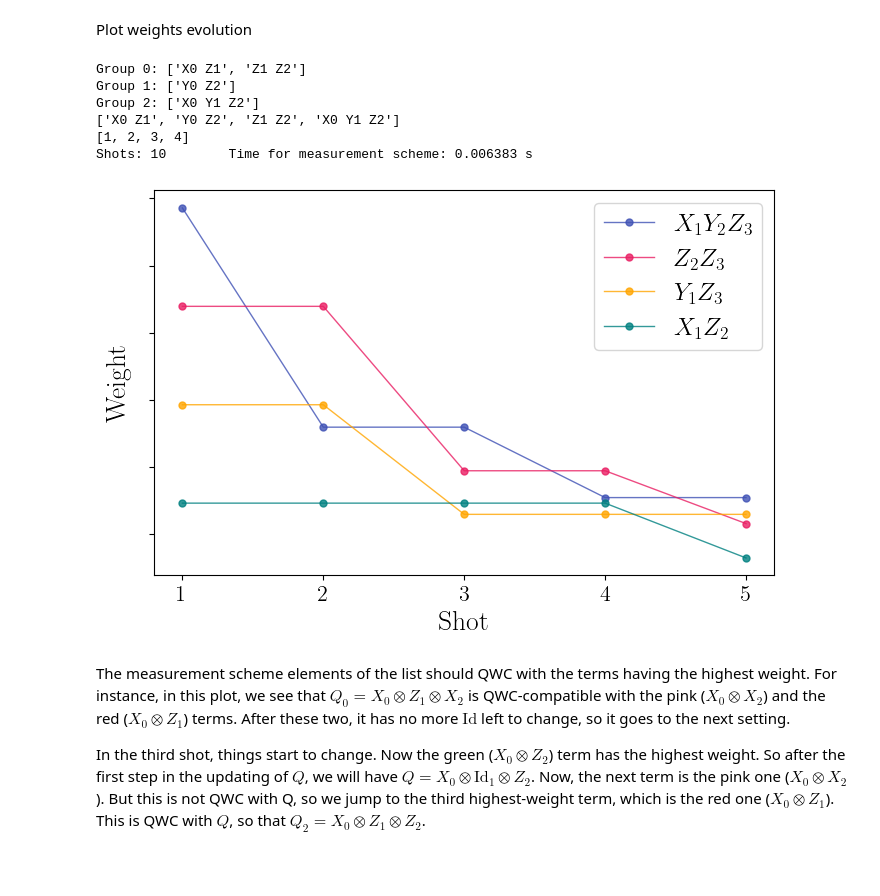
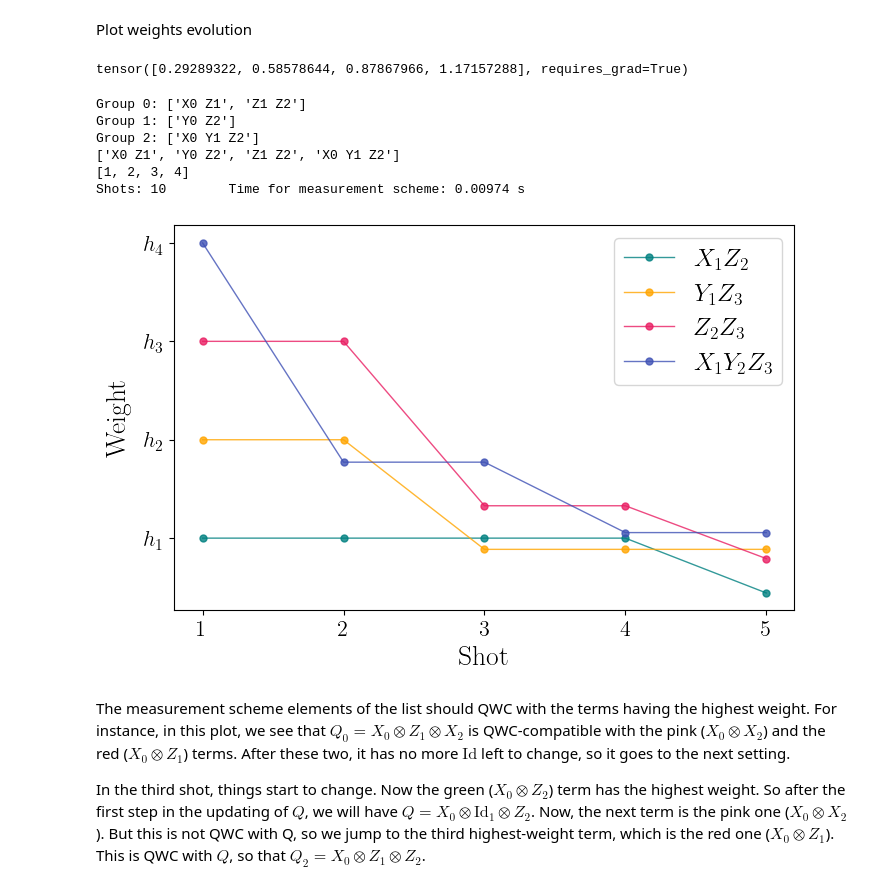
Before and after one commit to Marshhall/Physics_Thesis, a Jupyter notebook: shadow_grouping.ipynb, the cells around one changed output. Saved outputs shown, nothing was run; the diff lists cells and outputs as text; code cells hidden in the pictures.

Commit message:
Weights added to plot

```diff
--- a/shadow_grouping.ipynb
+++ b/shadow_grouping.ipynb
@@ -622,5 +622,9 @@ Shots: 1000      Time for measurement scheme: 0.42994 s
 # %% [markdown]
 Plot weights evolution
+# %%
+weights_tracker[:,0]
+# %% [output]
+tensor([0.29289322, 0.58578644, 0.87867966, 1.17157288], requires_grad=True)
 # %%
 plt.rcParams['text.usetex'] = True
 plt.rcParams['font.family'] = 'serif'
@@ -649,37 +653,38 @@ weights_tracker = np.transpose(weights_tracker)
 marker_dict = {}
 markers = ['o', 's', 'd', '^', 'v', '<', '>', 'p', '*', 'h', 'H', '+', 'x', '|', '_']
 for group_idx, group in enumerate(grouped_obs):
     for obs in group:
         marker_dict[obs] = markers[group_idx % len(markers)]
 
 
 fig, ax = plt.subplots(figsize=(8,5))
 
 # Set background color
 # fig.patch.set_facecolor('#FAFAFA')  # Full figure background
 # ax.set_facecolor('#FAFAFA')
 colors = ['#008080', '#FFA500', '#E91E63', '#3F51B5']
 names = [r"$X_1 Z_2$", r"$Y_1 Z_3$", r"$Z_2 Z_3$", r"$X_1 Y_2 Z_3$"]
 
-for i in range(len(weights_tracker)-1,-1,-1):
+for i in range(len(weights_tracker)):
     ax.plot(range(1,6), weights_tracker[i][:5], marker="o", markersize=5, alpha=0.8, color=colors[i], lw=1, label=names[i])
 
 ax.set_xticks(range(1,6))
-ax.set_yticklabels([])
+ax.set_yticks(weights_tracker[:,0])
+ax.set_yticklabels([rf"$h_{i}$" for i in range(1, len(weights_tracker)+1)])
 ax.set_xlabel("Shot")
 ax.set_ylabel("Weight", labelpad=10)
 # ax.set_title("Weights of the Pauli strings in the Hamiltonian decomposition", pad=15)
 ax.legend()
 plt.show()
 fig.savefig(f"Plots/weights.pdf", bbox_inches='tight', dpi=800)
 # %% [output]
 Group 0: ['X0 Z1', 'Z1 Z2']
 Group 1: ['Y0 Z2']
 Group 2: ['X0 Y1 Z2']
 ['X0 Z1', 'Y0 Z2', 'Z1 Z2', 'X0 Y1 Z2']
 [1, 2, 3, 4]
-Shots: 10        Time for measurement scheme: 0.006383 s
+Shots: 10        Time for measurement scheme: 0.00974 s
-[figure, old version]
+[figure, new version]
 # %% [markdown]
 The measurement scheme elements of the list should QWC with the terms having the highest weight. For instance, in this plot, we see that $Q_0 = X_0 \otimes Z_1 \otimes X_2$ is QWC-compatible with the pink ($X_0\otimes X_2$) and the red ($X_0 \otimes Z_1$) terms. After these two, it has no more $\text{Id}$ left to change, so it goes to the next setting.
 
```
Also changed, not shown: parts of 1 cell of this notebook, 1 other file.
